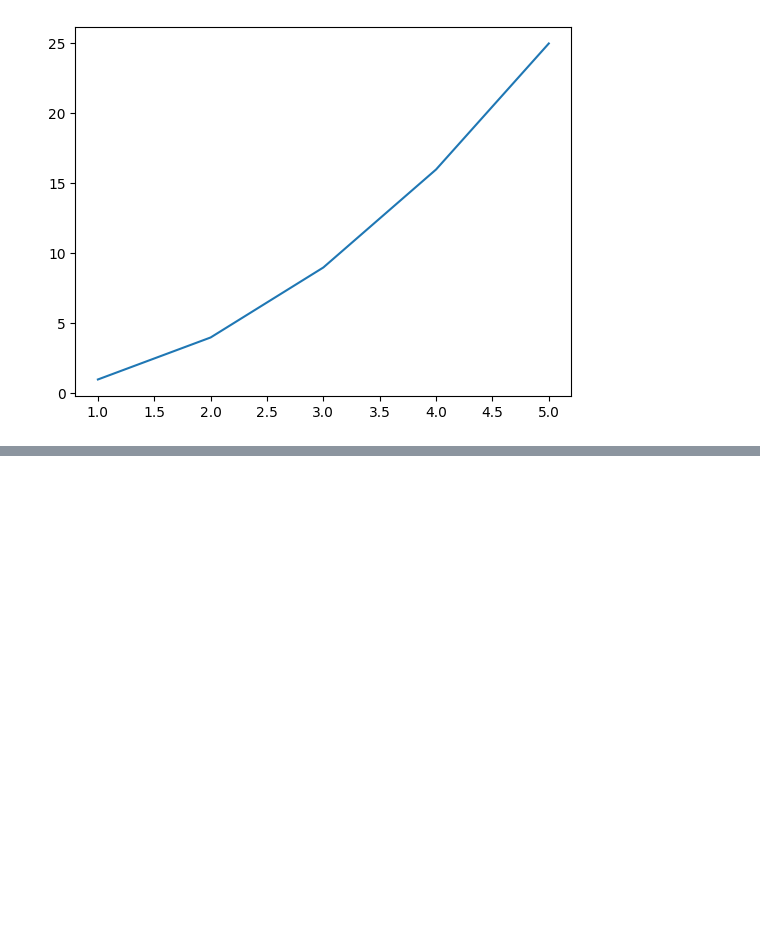
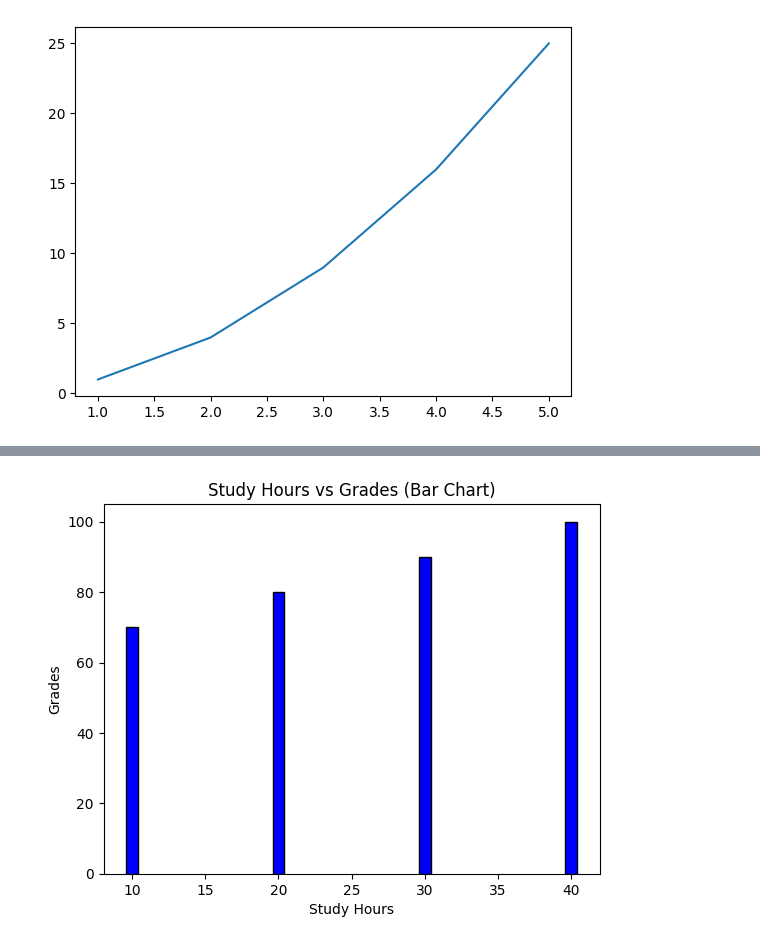
Before and after one commit to BittuKumar26/Machine-learning, a Jupyter notebook: Graph/linear.ipynb, the cells around one changed output, grey strips where cells are left out. Cells and saved outputs as stored; diff of their text form; code cells hidden in the pictures; blank space fills up the shorter version.

```diff
--- a/Graph/linear.ipynb
+++ b/Graph/linear.ipynb
@@ -74,0 +242,16 @@ plt.plot(x,y)
+# %%
+#4. bar graph
+import matplotlib.pyplot as plt
+
+# Data
+x = [10, 20, 30, 40]   # Study Hours
+y = [70, 80, 90, 100]  # Grades
+
+# Bar Graph
+plt.bar(x, y, color='blue', edgecolor='black')
+plt.xlabel("Study Hours")
+plt.ylabel("Grades")
+plt.title("Study Hours vs Grades (Bar Chart)")
+plt.show()
+# %% [output]
+[figure, added]
```
Also changed, not shown: parts of 18 cells of this notebook, 3 other files.
